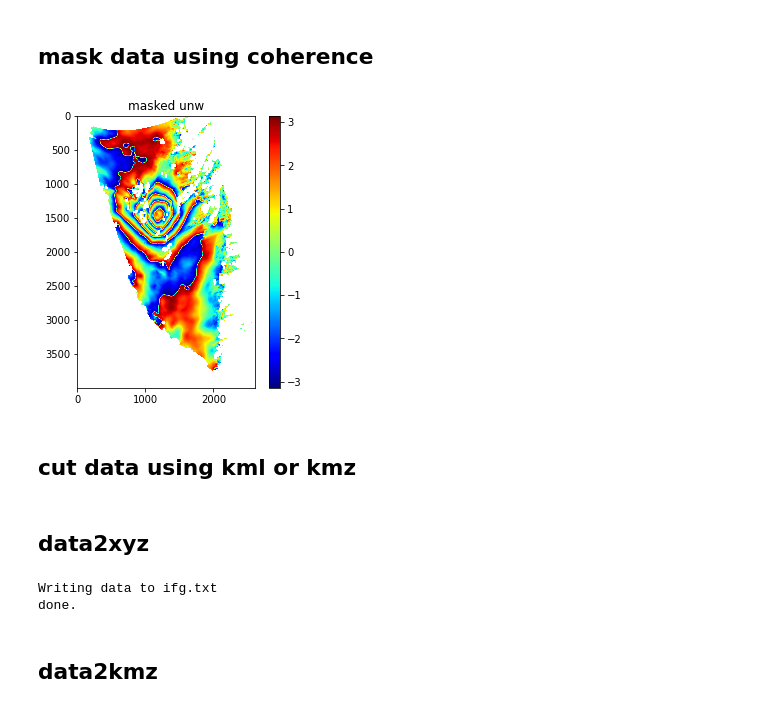
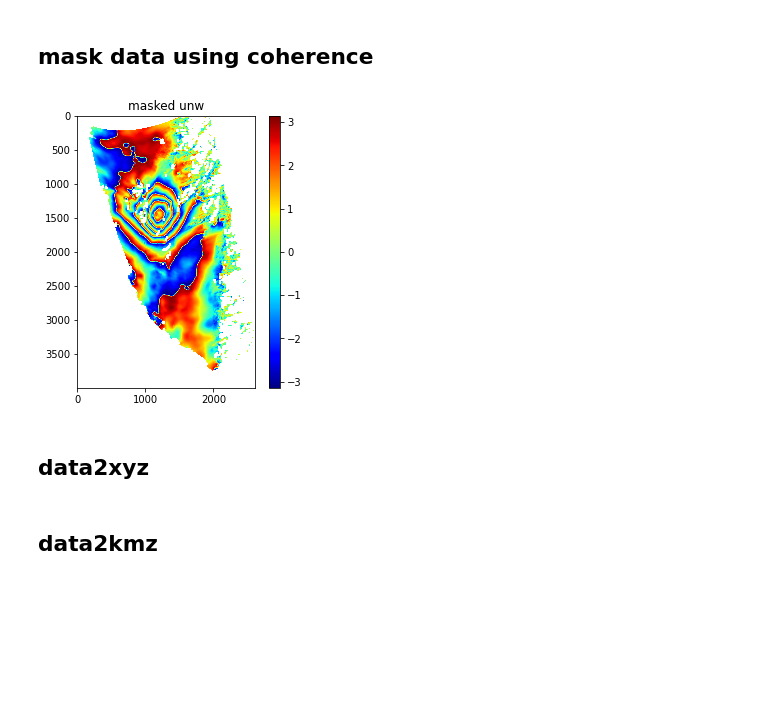
Before and after one commit to shuaiwang123/TintPy, a Jupyter notebook: GAMMA/read_gamma.ipynb, the cells around one changed output. Saved outputs shown, nothing was run; the diff lists cells and outputs as text; code cells hidden in the pictures; blank space fills up the shorter version.

```diff
--- a/GAMMA/read_gamma.ipynb
+++ b/GAMMA/read_gamma.ipynb
@@ -141,27 +262,15 @@ plot_data(wrapped_data, cmap='jet', title='geo_int')
 # %% [markdown]
 ## mask data using coherence
 # %%
-def mask_data(file, width, length, file_format, cc, threshold):
-    data = read_gamma(file, width, length, file_format)
-    cc_data = read_gamma(cc, width, length, 'float32')
-    data[cc_data < threshold] = np.nan
-    return data
-
-
 masked_data = mask_data('20160109-20160214.diff.utm.unw', 2612, 4000,
-                        'float32', '20160109-20160214.utm.cc', 0.5)
+                        'float32', '20160109-20160214.utm.cc', 0.3)
 wrapped_data = wrap_data(masked_data, wrap_range=[-np.pi, np.pi])
 plot_data(wrapped_data, cmap='jet', title='masked unw')
 # %% [output]
-[figure, old version]
+[figure, new version]
-# %% [markdown]
-## cut data using kml or kmz
 # %% [markdown]
 ## data2xyz
 # %%
-data2xyz(wrapped_data, 'dem_seg.par', 'ifg.txt', data_type='float32')
+data2xyz(wrapped_data, 'dem_seg.par', out_file='ifg.txt', data_type='float32')
-# %% [output]
-Writing data to ifg.txt
-done.
 # %% [markdown]
 ## data2kmz
```
Also changed, not shown: parts of 4 cells of this notebook.
